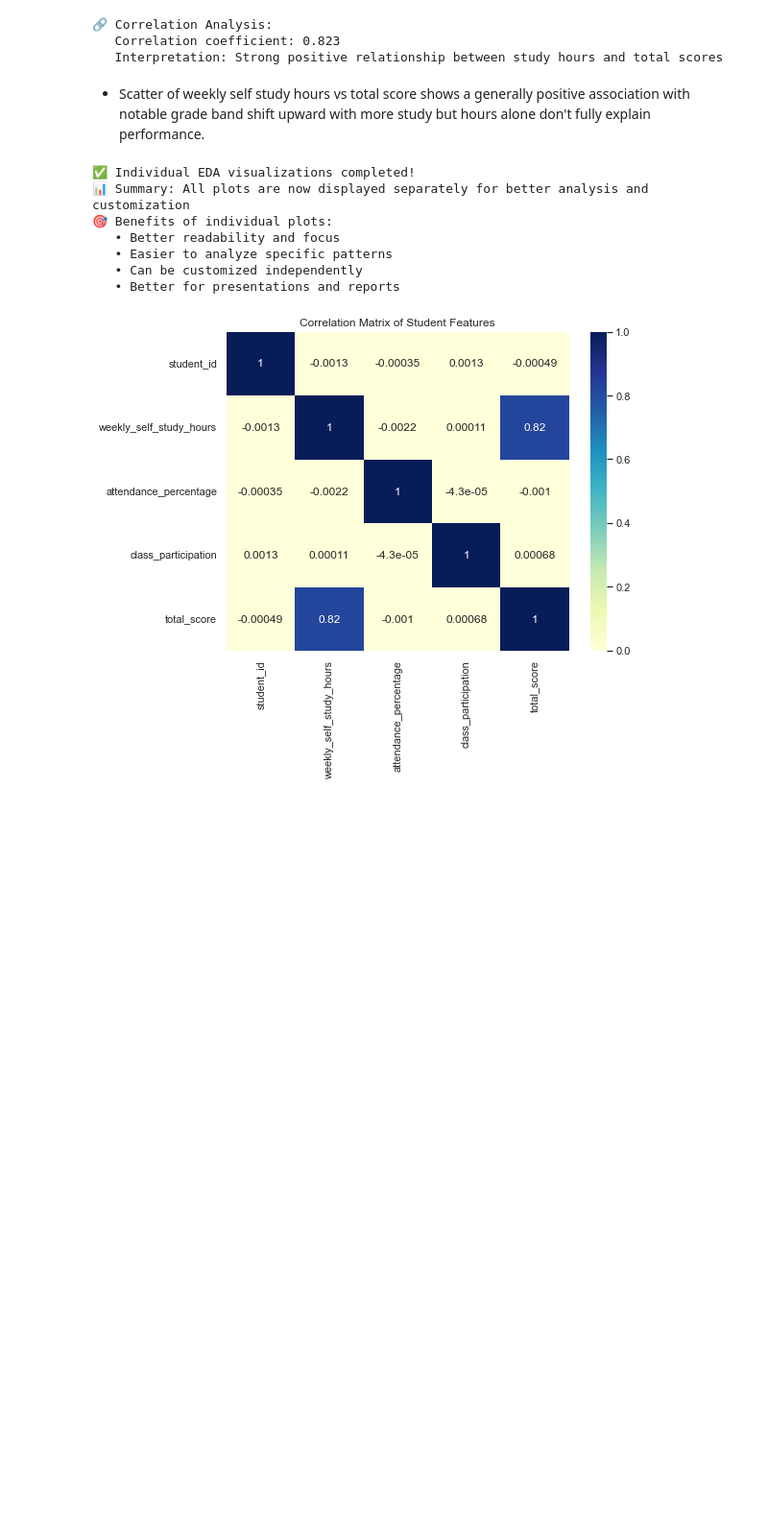
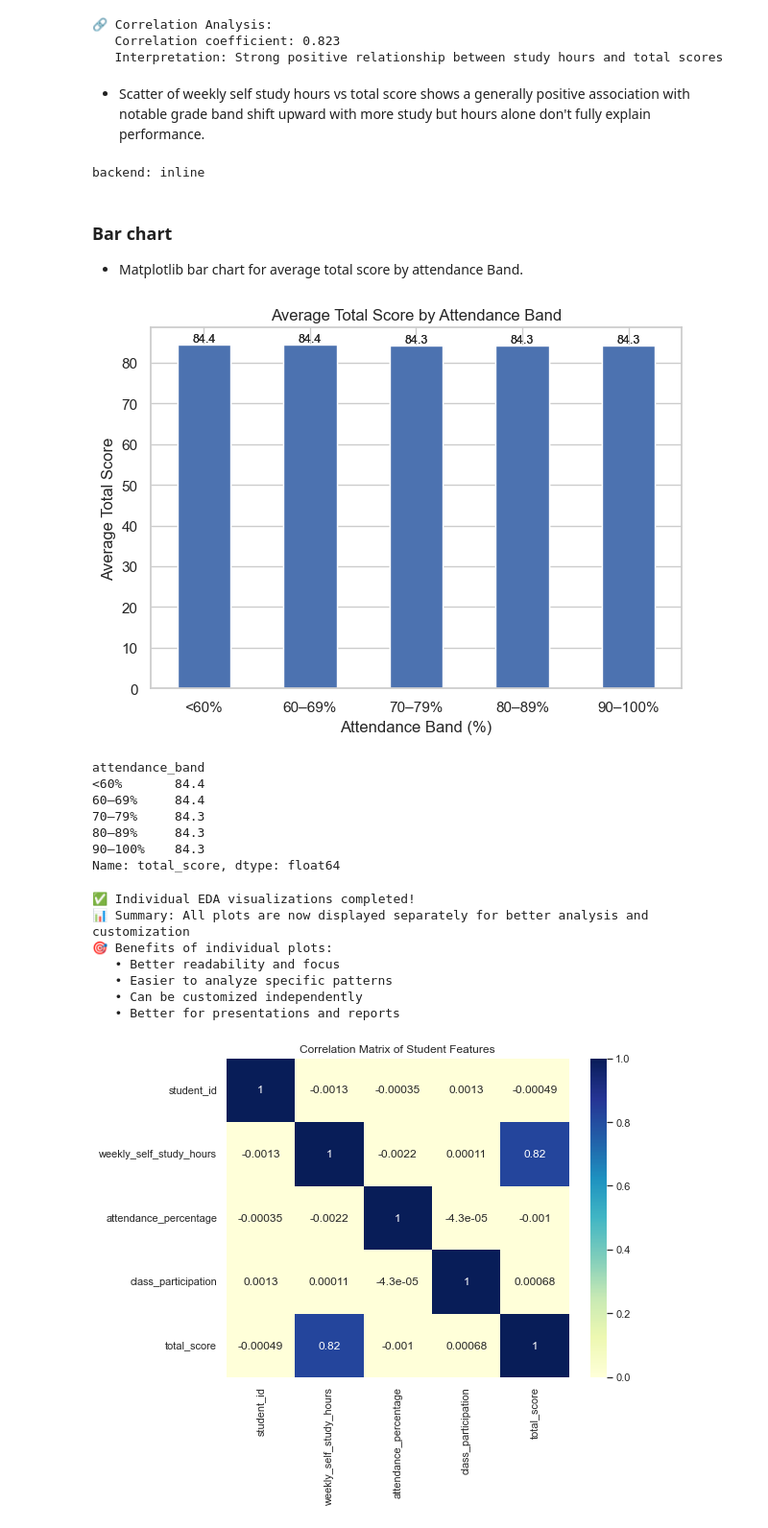
Before and after one commit to ramaz-abdelgadir/capstone-student-performance, a Jupyter notebook: jupyter_notebooks/Notebook_Template.ipynb, the cells around one changed output. Shown: that part at 96% size. Drawn from its saved outputs; the diff is of its cells as text; code cells hidden in the pictures; blank space fills up the shorter version.

```diff
--- a/jupyter_notebooks/Notebook_Template.ipynb
+++ b/jupyter_notebooks/Notebook_Template.ipynb
@@ -558,6 +558,68 @@ print()
    Interpretation: Strong positive relationship between study hours and total scores
 # %% [markdown]
 * Scatter of weekly self study hours vs total score shows a generally positive association with notable grade band shift upward with more study but hours alone don't fully explain performance.
+# %%
+%matplotlib inline
+import matplotlib
+print("backend:", matplotlib.get_backend())
+# %% [output]
+backend: inline
+# %% [markdown]
+### Bar chart
+
+* Matplotlib bar chart for average total score by attendance Band.
+# %%
+import pandas as pd
+import matplotlib.pyplot as plt
+
+# 1) Load data (use cleaned)
+path = "Data/cleaned/student_performance_cleaned.csv"   # or "Data/1_raw/student_performance.csv"
+df = pd.read_csv(path)
+
+# 2) Keep only the columns we need and ensure they are numeric
+for c in ["attendance_percentage", "total_score"]:
+    df[c] = pd.to_numeric(df[c], errors="coerce")
+df = df.dropna(subset=["attendance_percentage", "total_score"])
+
+# 3) Create attendance bands
+bins   = [0, 60, 70, 80, 90, 100.0001]           # 100.0001 ensures 100 lands in last bin
+labels = ["<60%", "60–69%", "70–79%", "80–89%", "90–100%"]
+df["attendance_band"] = pd.cut(
+    df["attendance_percentage"],
+    bins=bins, labels=labels, right=False, include_lowest=True
+)
+
+# 4) Compute average total score per band
+avg_by_attn = df.groupby("attendance_band", observed=True)["total_score"].mean().reindex(labels)
+
+# 5) Plot (matplotlib, single plot, no manual colors)
+ax = avg_by_attn.plot(kind="bar", rot=0)
+ax.set_title("Average Total Score by Attendance Band")
+ax.set_xlabel("Attendance Band (%)")
+ax.set_ylabel("Average Total Score")
+
+# add value labels on bars
+for p, val in zip(ax.patches, avg_by_attn.values):
+    ax.annotate(f"{val:.1f}", (p.get_x() + p.get_width()/2, p.get_height()),
+                ha="center", va="bottom", fontsize=9)
+
+plt.tight_layout()
+plt.show()
+
+# (optional) see the numbers as a table
+print(avg_by_attn.round(1))
+
+# (optional) save the figure
+# plt.savefig("reports/figures/avg_score_by_attendance.png", dpi=150, bbox_inches="tight")
+# %% [output]
+[figure, added]
+attendance_band
+<60%       84.4
+60–69%     84.4
+70–79%     84.3
+80–89%     84.3
+90–100%    84.3
+Name: total_score, dtype: float64
 # %%
 print("✅ Individual EDA visualizations completed!")
 print("📊 Summary: All plots are now displayed separately for better analysis and customization")
```
